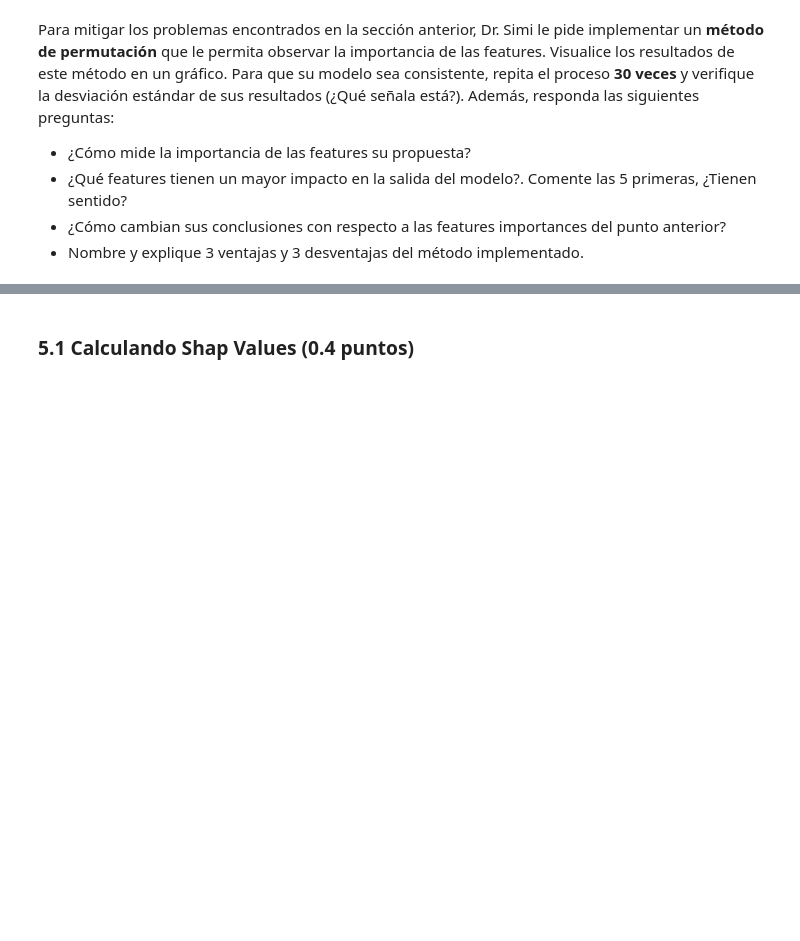
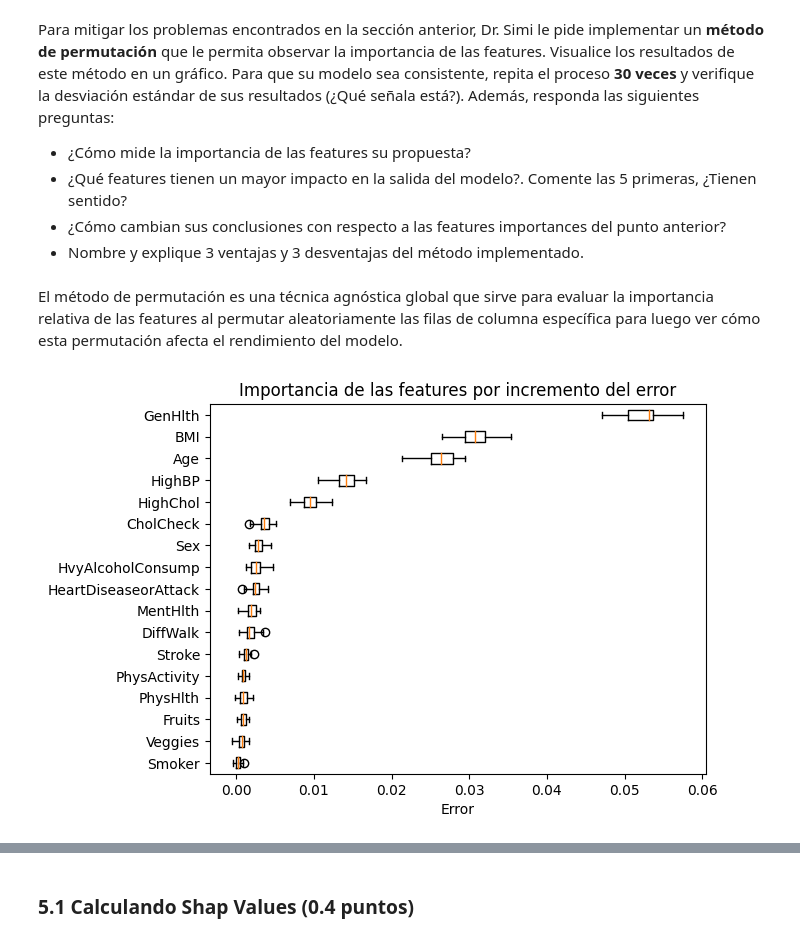
Before and after one commit to mgzotero/MDS7202, a Jupyter notebook: Labs/Lab 10/lab10.ipynb, the cells around one changed output, grey strips where cells are left out. Drawn from its saved outputs; the diff is of its cells as text; code cells hidden in the pictures; blank space fills up the shorter version.

```diff
--- a/Labs/Lab 10/lab10.ipynb
+++ b/Labs/Lab 10/lab10.ipynb
@@ -118,0 +337,21 @@ Para mitigar los problemas encontrados en la sección anterior, Dr. Simi le pide
+# %% [markdown]
+El método de permutación es una técnica agnóstica global que sirve para evaluar la importancia relativa de las features al permutar aleatoriamente las filas de columna específica para luego ver cómo esta permutación afecta el rendimiento del modelo.
+# %%
+from sklearn.inspection import permutation_importance
+
+res = permutation_importance(
+    pipeline, X_test, y_test, n_repeats=30, random_state=SEED
+)
+perm_sorted_idx = res.importances_mean.argsort()
+# %%
+fig, ax = plt.subplots()
+ax.boxplot(
+    res.importances[perm_sorted_idx].T,
+    vert=False,
+    labels=X_test.columns[perm_sorted_idx],
+)
+ax.set_title("Importancia de las features por incremento del error")
+ax.set_xlabel("Error")
+fig.show()
+# %% [output]
+[figure, added]
```
Also changed, not shown: parts of 59 cells of this notebook, 2 other files.
